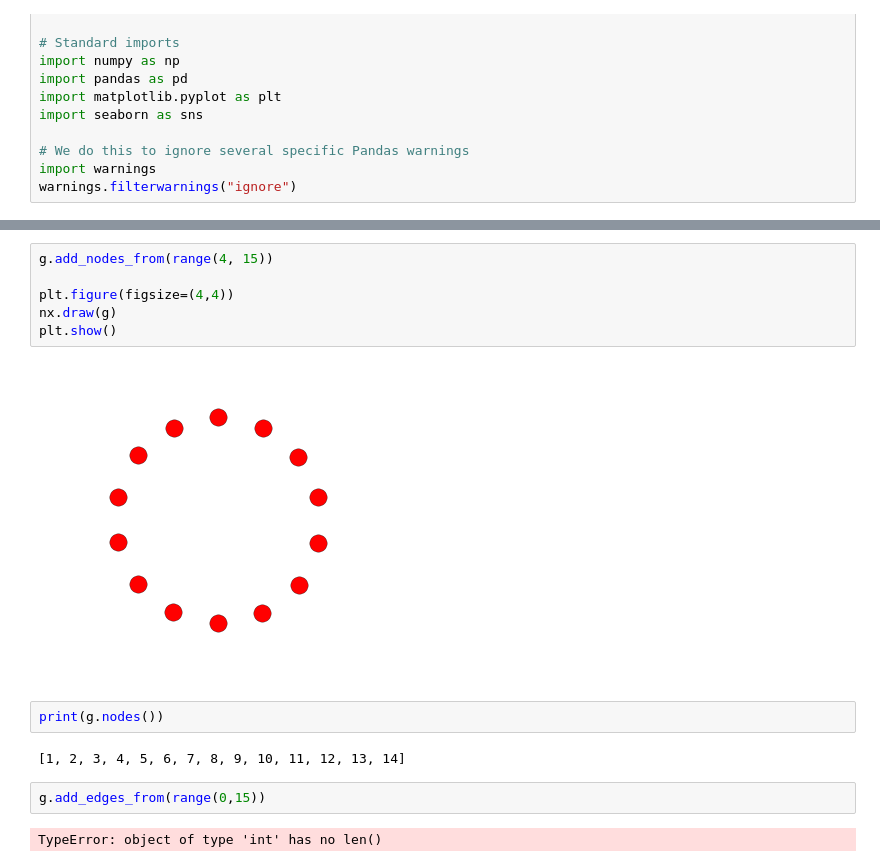
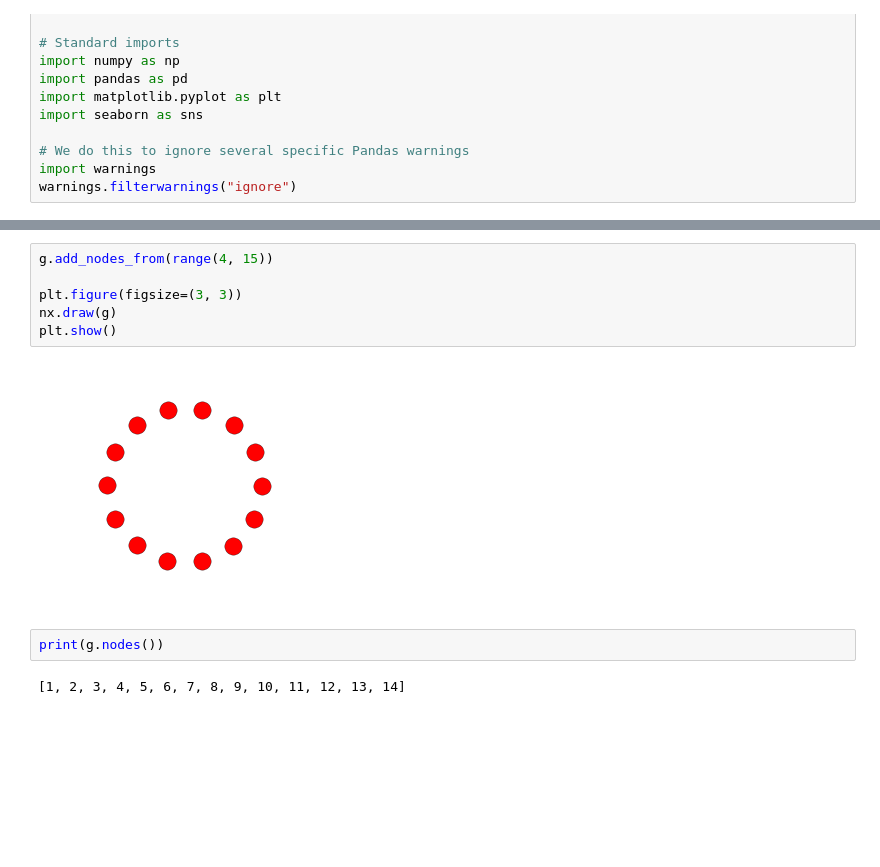
Before and after one commit to lcdm-uiuc/info490-sp16, a Jupyter notebook: Week10/notebooks/intro2na-gc.ipynb, the cells around one changed output, grey strips where cells are left out. Drawn from its saved outputs; the diff is of its cells as text; blank space fills up the shorter version.

```diff
--- a/Week10/notebooks/intro2na-gc.ipynb
+++ b/Week10/notebooks/intro2na-gc.ipynb
@@ -64,16 +64,12 @@ plt.show()
 # %%
 g.add_nodes_from(range(4, 15))
 
-plt.figure(figsize=(4,4))
+plt.figure(figsize=(3, 3))
 nx.draw(g)
 plt.show()
 # %% [output]
-[figure, old version]
+[figure, new version]
 # %%
 print(g.nodes())
 # %% [output]
 [1, 2, 3, 4, 5, 6, 7, 8, 9, 10, 11, 12, 13, 14]
-# %%
-g.add_edges_from(range(0,15))
-# %% [output]
-TypeError: object of type 'int' has no len()
```
Also changed, not shown: parts of 42 cells of this notebook, 3 other files.
